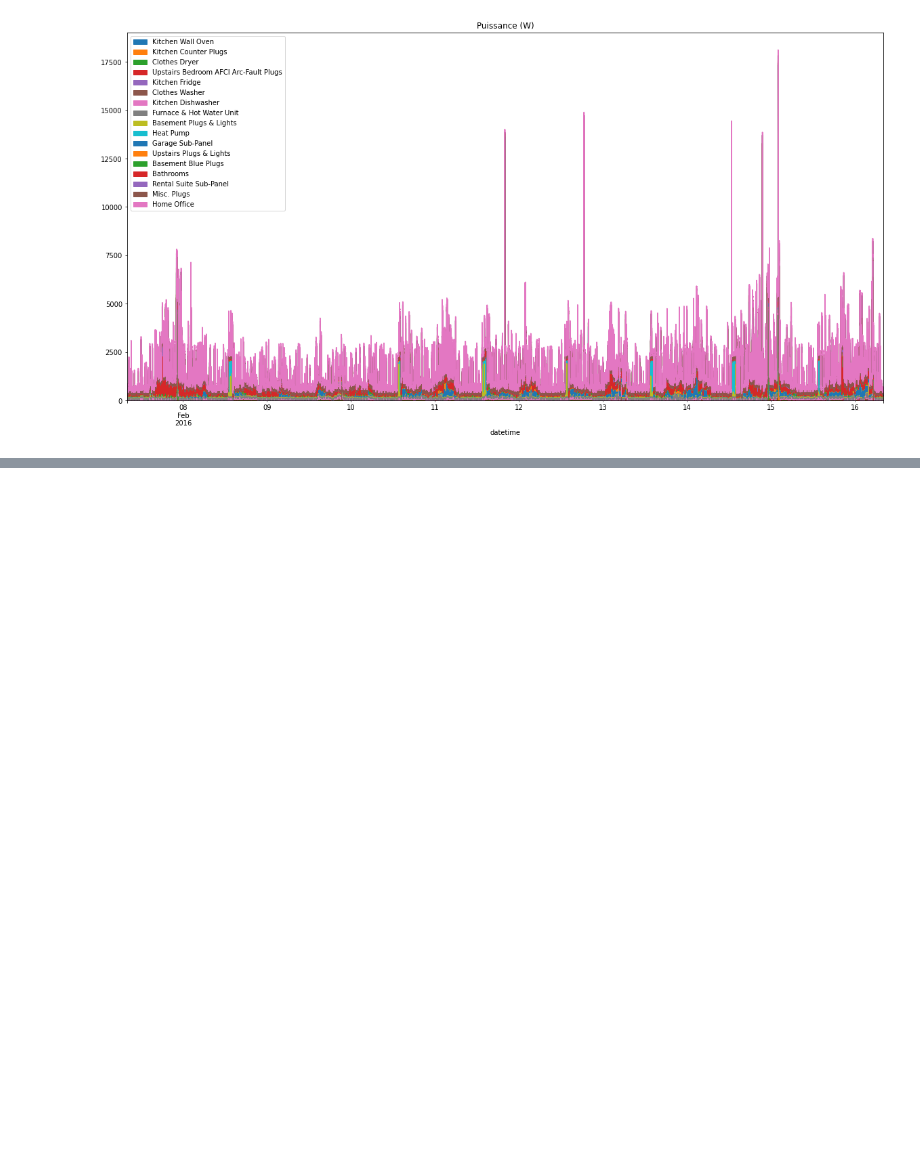
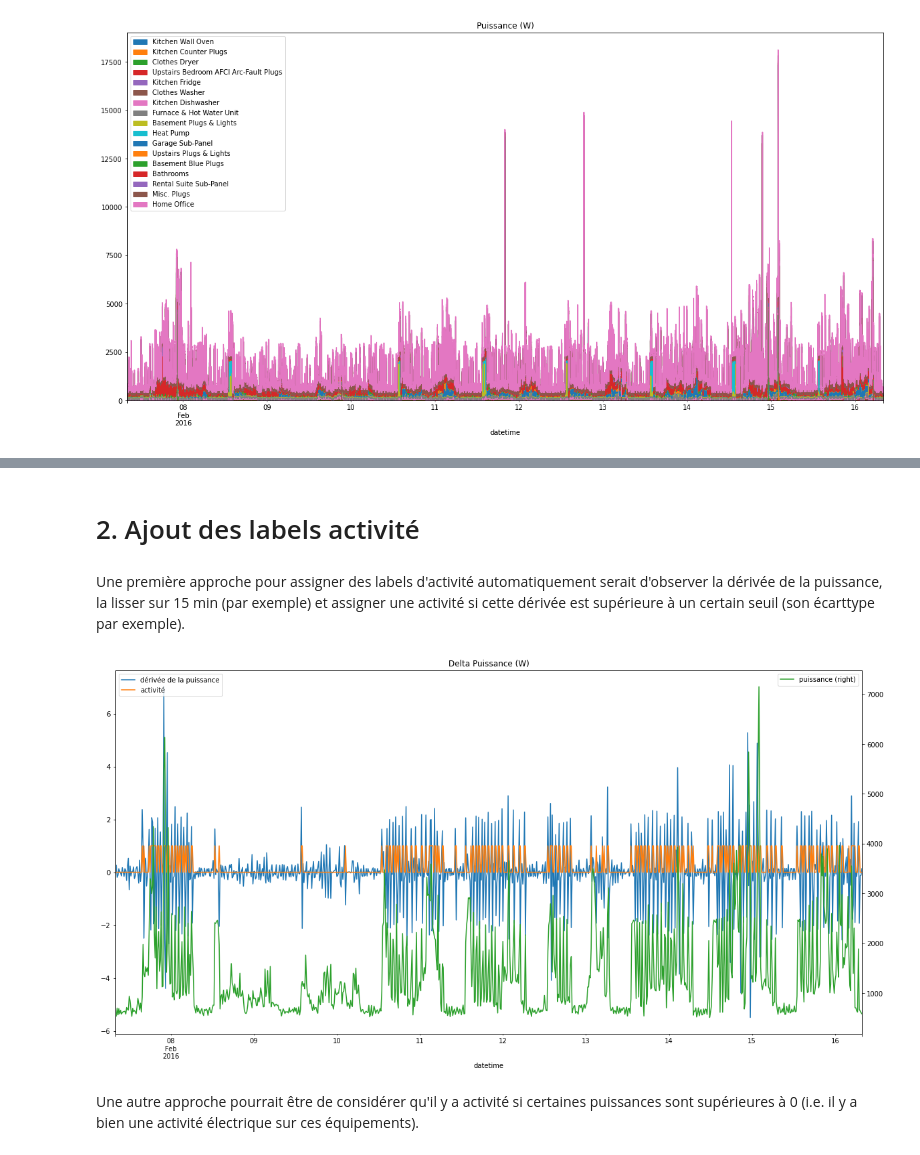
Before and after one commit to hugo-mi/Activity_Detection_From_Electrical_Consumption_Load_Curves, a Jupyter notebook: Exploratory Data Analysis/data_powers.ipynb, the cells around one changed output, grey strips where cells are left out. Cells and saved outputs as stored; diff of their text form; code cells hidden in the pictures; blank space fills up the shorter version.

```diff
--- a/Exploratory Data Analysis/data_powers.ipynb
+++ b/Exploratory Data Analysis/data_powers.ipynb
@@ -66,3 +96,20 @@ house1_power_blk1[h1_labels['group'].unique()].plot.area(figsize=(20,10), title=
+# %% [markdown]
+# 2. Ajout des labels activité
+# %% [markdown]
+Une première approche pour assigner des labels d'activité automatiquement serait d'observer la dérivée de la puissance, la lisser sur 15 min (par exemple) et assigner une activité si cette dérivée est supérieure à un certain seuil (son écarttype par exemple).
+# %%
+fig, ax = plt.subplots(1, 1, figsize=(12,8))
+house1_power_blk1_diff = house1_power_blk1['mains'].diff().resample(rule='0.25H').mean().interpolate(method='linear')
+house1_power_blk1_diff.plot(title='Delta Puissance (W)', label='dérivée de la puissance', ax=ax);
+(house1_power_blk1_diff.abs() > house1_power_blk1_diff.std()).apply(lambda x: int(x)).plot(figsize=(20,10), label='activité', ax=ax);
+axr = house1_power_blk1['mains'].resample(rule='0.25H').mean().interpolate(method='linear').plot(figsize=(20,10), secondary_y=True, label='puissance', ax=ax);
+
+ax.legend(loc='upper left');
+axr.legend(loc='upper right');
+# %% [output]
+[figure, added]
+# %% [markdown]
+Une autre approche pourrait être de considérer qu'il y a activité si certaines puissances sont supérieures à 0 (i.e. il y a bien une activité électrique sur ces équipements).
 # %%
 house1_power_blk1_diff = house1_power_blk1['mains'].diff().resample(rule='0.25H').mean().interpolate(method='linear')
 house1_power_blk1_diff.plot(figsize=(20,10), title='Delta Puissance (W)');
```
Also changed, not shown: parts of 7 cells of this notebook.
